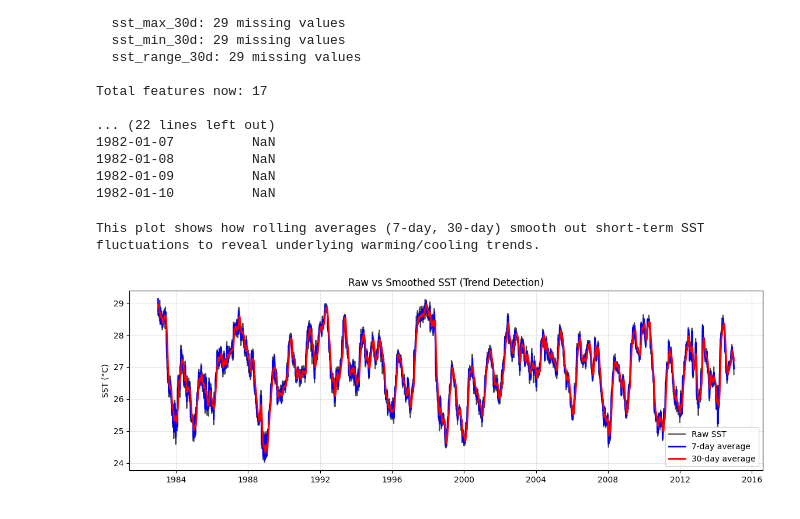
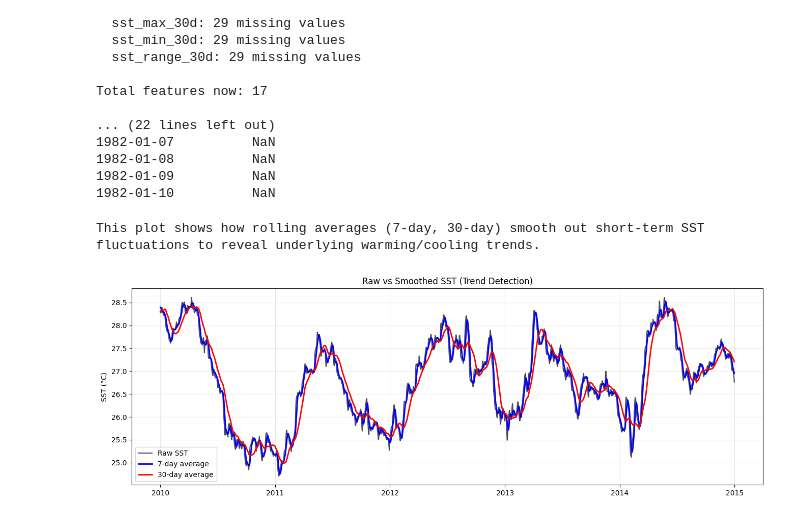
Before and after one commit to DHANA5982/Prediction-of-El-Nino-Events, a Jupyter notebook: notebooks/02_EDA.ipynb, the cells around one changed output. Saved outputs shown, nothing was run; the diff lists cells and outputs as text; code cells hidden in the pictures.

```diff
--- a/notebooks/02_EDA.ipynb
+++ b/notebooks/02_EDA.ipynb
@@ -445,21 +460,23 @@ Total features now: 17
 # %%
 # === VISUALIZE ROLLING FEATURES ===
 # Plot 1: Raw vs Smoothed SST
 
 df_plot = df_analysis.dropna()
-plt.figure(figsize=(14, 4))
+df_plot = df_plot.loc['2010':'2014']
+
+plt.figure(figsize=(16, 5))
 plt.plot(df_plot.index, df_plot['sst'], label='Raw SST', color='black', alpha=0.7)
 plt.plot(df_plot.index, df_plot['sst_roll_7d'], label='7-day average', color='blue', linewidth=2)
 plt.plot(df_plot.index, df_plot['sst_roll_30d'], label='30-day average', color='red', linewidth=2)
 
 plt.title('Raw vs Smoothed SST (Trend Detection)')
 plt.ylabel('SST (°C)')
 plt.legend()
 plt.grid(True, alpha=0.3)
 plt.savefig('D:/GitHub/Prediction of El-Nino Events/output/plots/raw_smooth_sst.png')
 print("This plot shows how rolling averages (7-day, 30-day) smooth out short-term SST fluctuations to reveal underlying warming/cooling trends.")
 # %% [output]
 This plot shows how rolling averages (7-day, 30-day) smooth out short-term SST fluctuations to reveal underlying warming/cooling trends.
-[figure, old version]
+[figure, new version]
 # %%
 # Plot 2: Volatility over time
```
Also changed, not shown: parts of 30 cells of this notebook.
